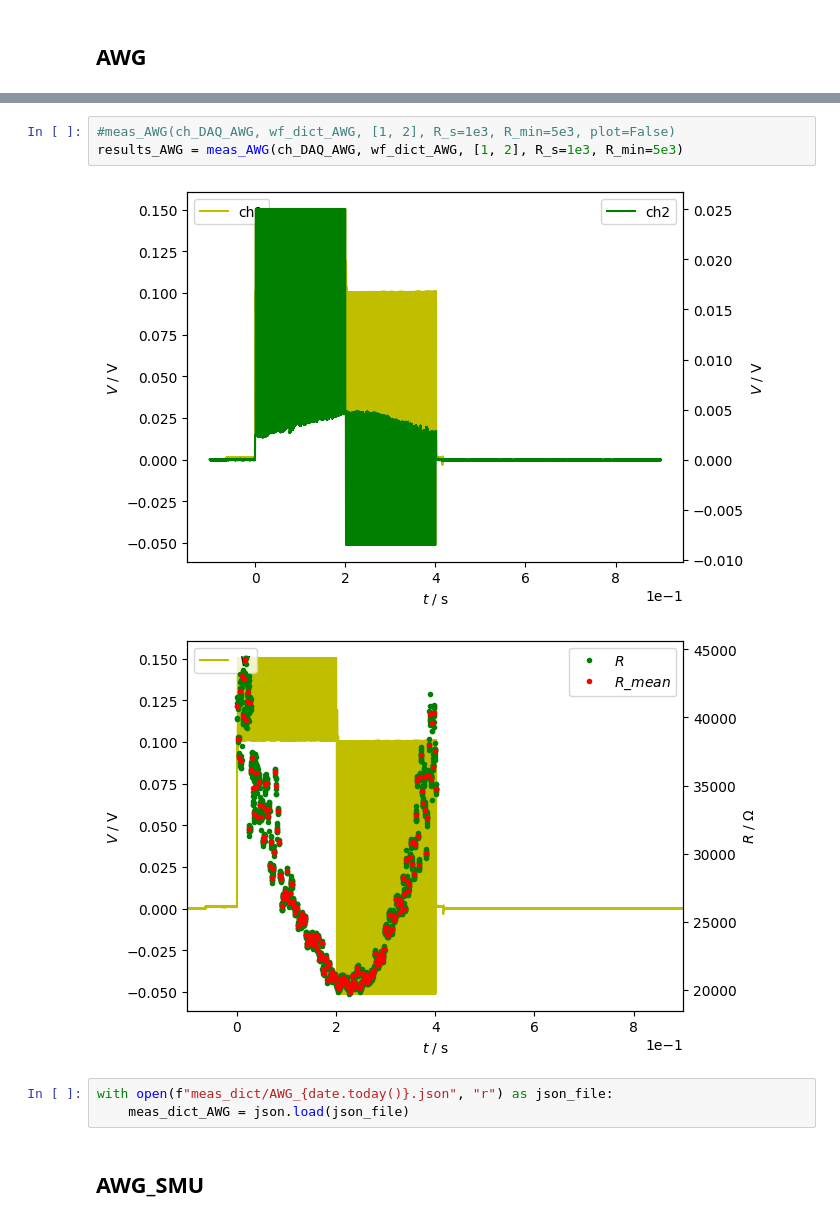
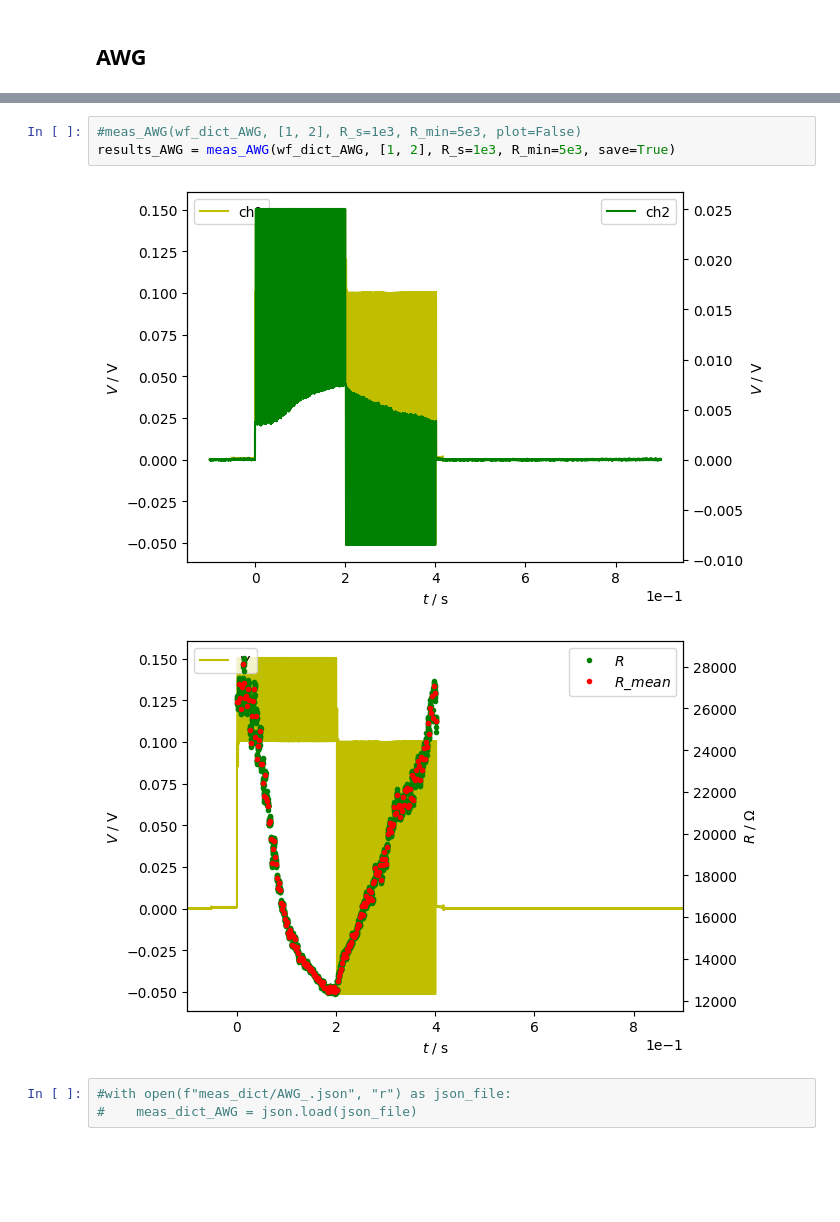
Before and after one commit to raxov99/iis_optolab, a Jupyter notebook: in_lab.ipynb, the cells around one changed output, grey strips where cells are left out. Cells and saved outputs as stored; diff of their text form; blank space fills up the shorter version.

```diff
--- a/in_lab.ipynb
+++ b/in_lab.ipynb
@@ -51,11 +51,9 @@ get_and_set_wf('AWG', wf_dict_AWG)
-# %%
-#meas_AWG(ch_DAQ_AWG, wf_dict_AWG, [1, 2], R_s=1e3, R_min=5e3, plot=False)
-results_AWG = meas_AWG(ch_DAQ_AWG, wf_dict_AWG, [1, 2], R_s=1e3, R_min=5e3)
-# %% [output]
-[figure, removed]
-[figure, removed]
+# %%
+#meas_AWG(wf_dict_AWG, [1, 2], R_s=1e3, R_min=5e3, plot=False)
+results_AWG = meas_AWG(wf_dict_AWG, [1, 2], R_s=1e3, R_min=5e3, save=True)
+# %% [output]
+[figure, added]
+[figure, added]
 # %%
-with open(f"meas_dict/AWG_{date.today()}.json", "r") as json_file:
-    meas_dict_AWG = json.load(json_file)
+#with open(f"meas_dict/AWG_.json", "r") as json_file:
+#    meas_dict_AWG = json.load(json_file)
-# %% [markdown]
-## AWG_SMU
```
Also changed, not shown: parts of 16 cells of this notebook, 3 other files.
